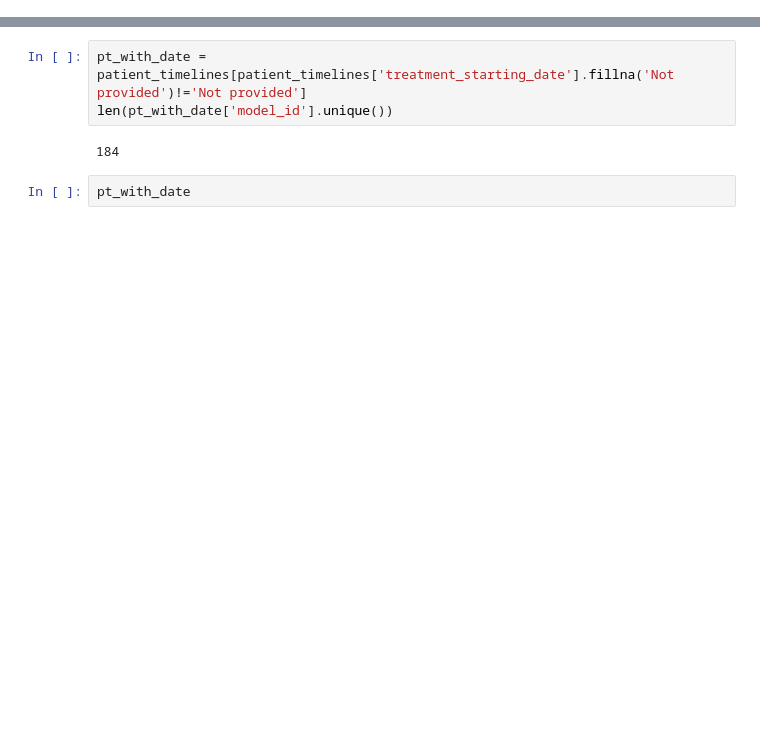
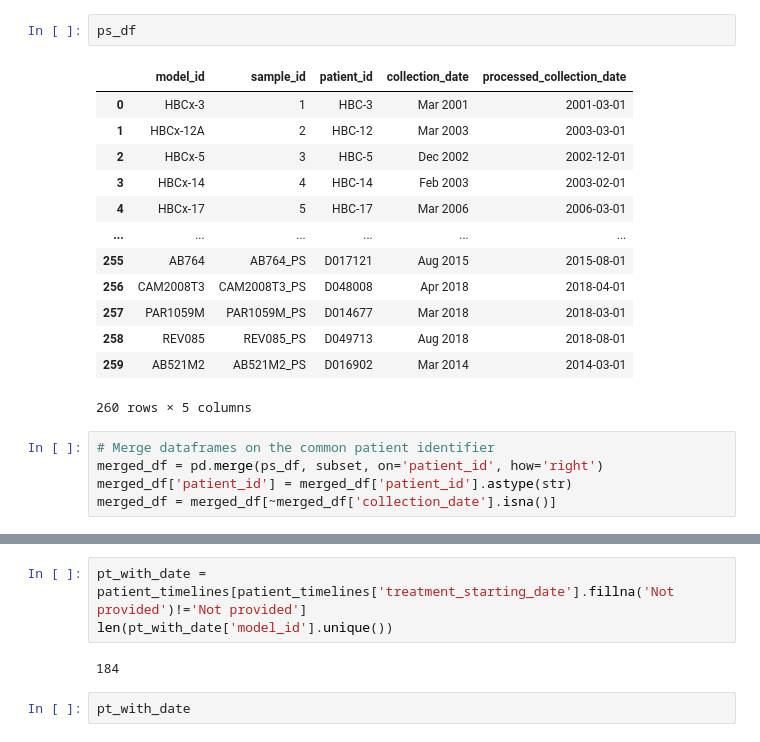
Before and after one commit to PDCMFinder/PdcmDataTransformers, a Jupyter notebook: patient_treatment/timelines.ipynb, the cells around one changed output, grey strips where cells are left out. Cells and saved outputs as stored; diff of their text form; blank space fills up the shorter version.

```diff
--- a/patient_treatment/timelines.ipynb
+++ b/patient_treatment/timelines.ipynb
@@ -35,0 +58,21 @@ patient_timelines
+# %%
+ps_df
+# %% [output]
+|  | model_id | sample_id | patient_id | collection_date | processed_collection_date |
+| 0 | HBCx-3 | 1 | HBC-3 | Mar 2001 | 2001-03-01 |
+| 1 | HBCx-12A | 2 | HBC-12 | Mar 2003 | 2003-03-01 |
+| 2 | HBCx-5 | 3 | HBC-5 | Dec 2002 | 2002-12-01 |
+| 3 | HBCx-14 | 4 | HBC-14 | Feb 2003 | 2003-02-01 |
+| 4 | HBCx-17 | 5 | HBC-17 | Mar 2006 | 2006-03-01 |
+| ... | ... | ... | ... | ... | ... |
+| 255 | AB764 | AB764_PS | D017121 | Aug 2015 | 2015-08-01 |
+| 256 | CAM2008T3 | CAM2008T3_PS | D048008 | Apr 2018 | 2018-04-01 |
+| 257 | PAR1059M | PAR1059M_PS | D014677 | Mar 2018 | 2018-03-01 |
+| 258 | REV085 | REV085_PS | D049713 | Aug 2018 | 2018-08-01 |
+| 259 | AB521M2 | AB521M2_PS | D016902 | Mar 2014 | 2014-03-01 |
+260 rows × 5 columns
+# %%
+# Merge dataframes on the common patient identifier
+merged_df = pd.merge(ps_df, subset, on='patient_id', how='right')
+merged_df['patient_id'] = merged_df['patient_id'].astype(str)
+merged_df = merged_df[~merged_df['collection_date'].isna()]
```
Also changed, not shown: parts of 21 cells of this notebook, 15 other files.
